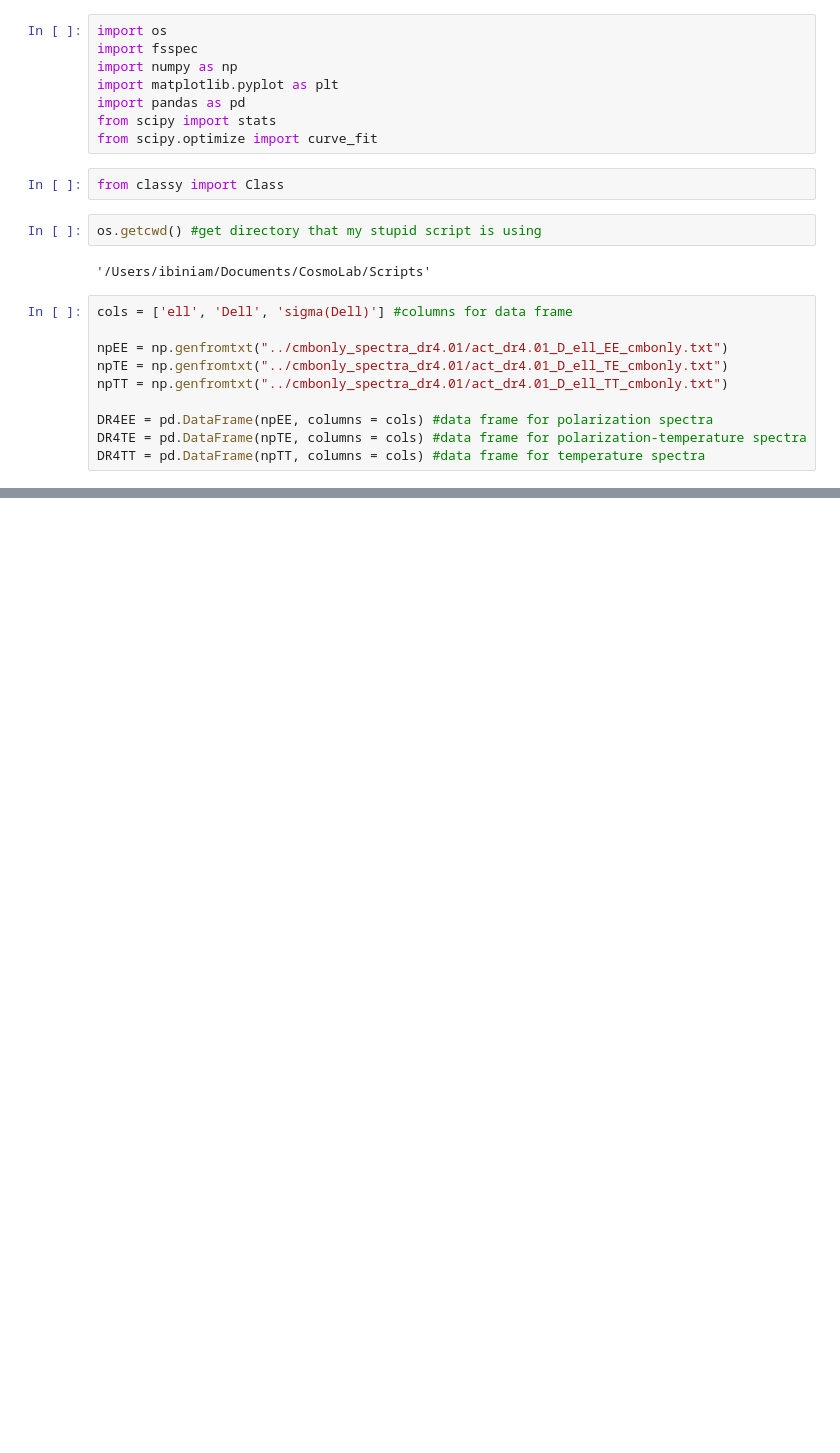
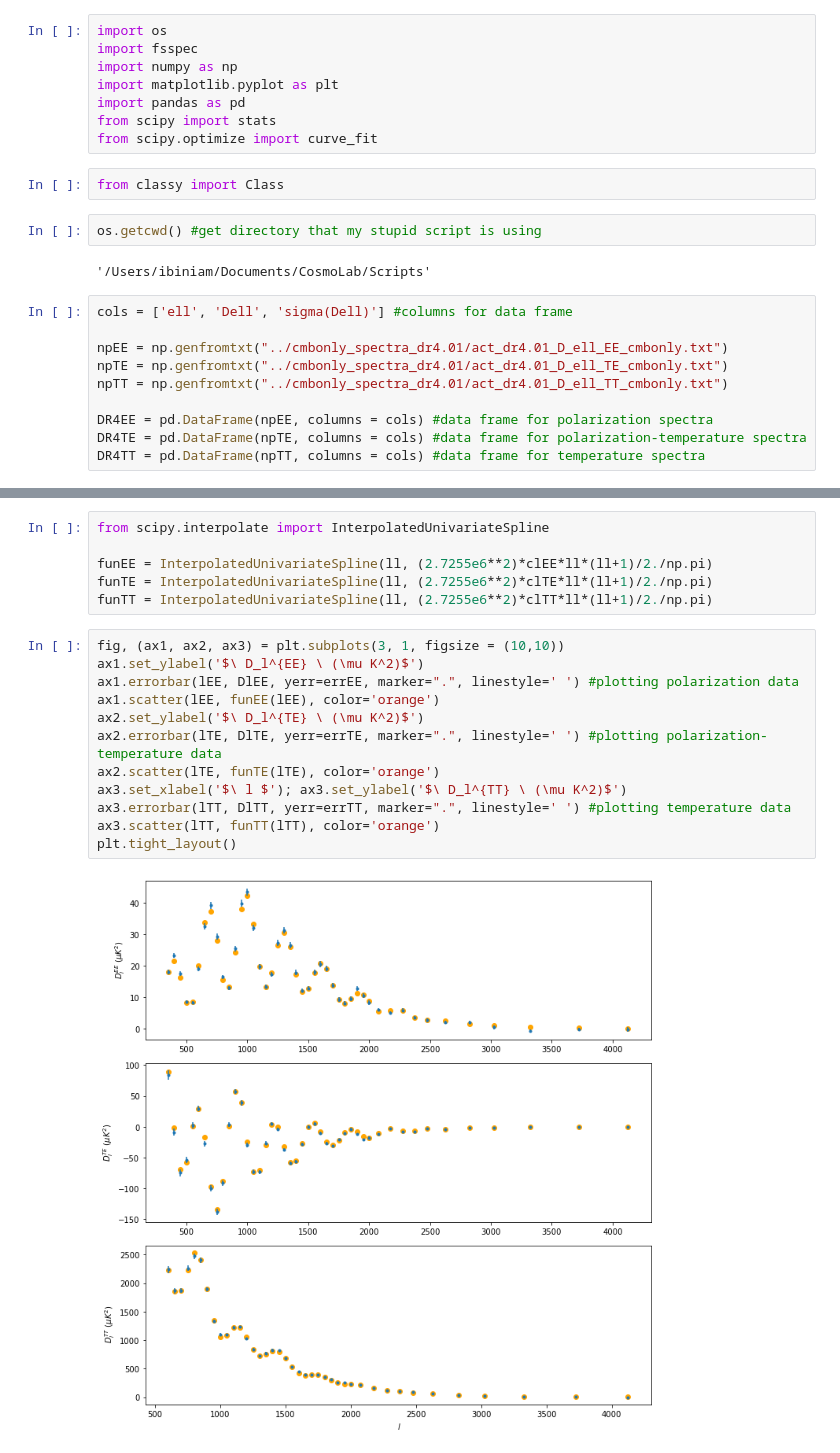
Before and after one commit to ibiniam/NSBP-2022-project, a Jupyter notebook: Scripts/DR4_CMB_readin.ipynb, the cells around one changed output, grey strips where cells are left out. Drawn from its saved outputs; the diff is of its cells as text; blank space fills up the shorter version.

```diff
--- a/Scripts/DR4_CMB_readin.ipynb
+++ b/Scripts/DR4_CMB_readin.ipynb
@@ -68,0 +69,20 @@ plt.tight_layout()
+# %%
+from scipy.interpolate import InterpolatedUnivariateSpline
+
+funEE = InterpolatedUnivariateSpline(ll, (2.7255e6**2)*clEE*ll*(ll+1)/2./np.pi)
+funTE = InterpolatedUnivariateSpline(ll, (2.7255e6**2)*clTE*ll*(ll+1)/2./np.pi)
+funTT = InterpolatedUnivariateSpline(ll, (2.7255e6**2)*clTT*ll*(ll+1)/2./np.pi)
+# %%
+fig, (ax1, ax2, ax3) = plt.subplots(3, 1, figsize = (10,10))
+ax1.set_ylabel('$\ D_l^{EE} \ (\mu K^2)$')
+ax1.errorbar(lEE, DlEE, yerr=errEE, marker=".", linestyle=' ') #plotting polarization data
+ax1.scatter(lEE, funEE(lEE), color='orange')
+ax2.set_ylabel('$\ D_l^{TE} \ (\mu K^2)$')
+ax2.errorbar(lTE, DlTE, yerr=errTE, marker=".", linestyle=' ') #plotting polarization-temperature data
+ax2.scatter(lTE, funTE(lTE), color='orange')
+ax3.set_xlabel('$\ l $'); ax3.set_ylabel('$\ D_l^{TT} \ (\mu K^2)$')
+ax3.errorbar(lTT, DlTT, yerr=errTT, marker=".", linestyle=' ') #plotting temperature data
+ax3.scatter(lTT, funTT(lTT), color='orange')
+plt.tight_layout()
+# %% [output]
+[figure, added]
```
Also changed, not shown: parts of 5 cells of this notebook, 1 other file.
